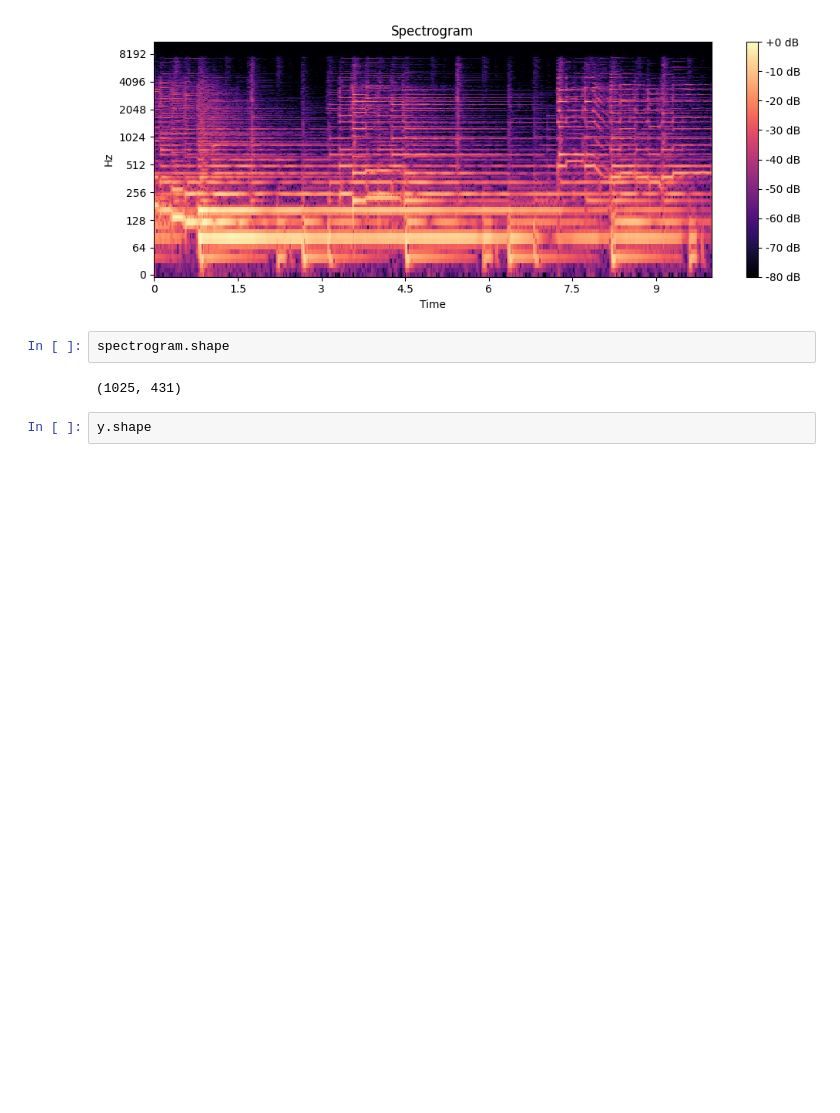
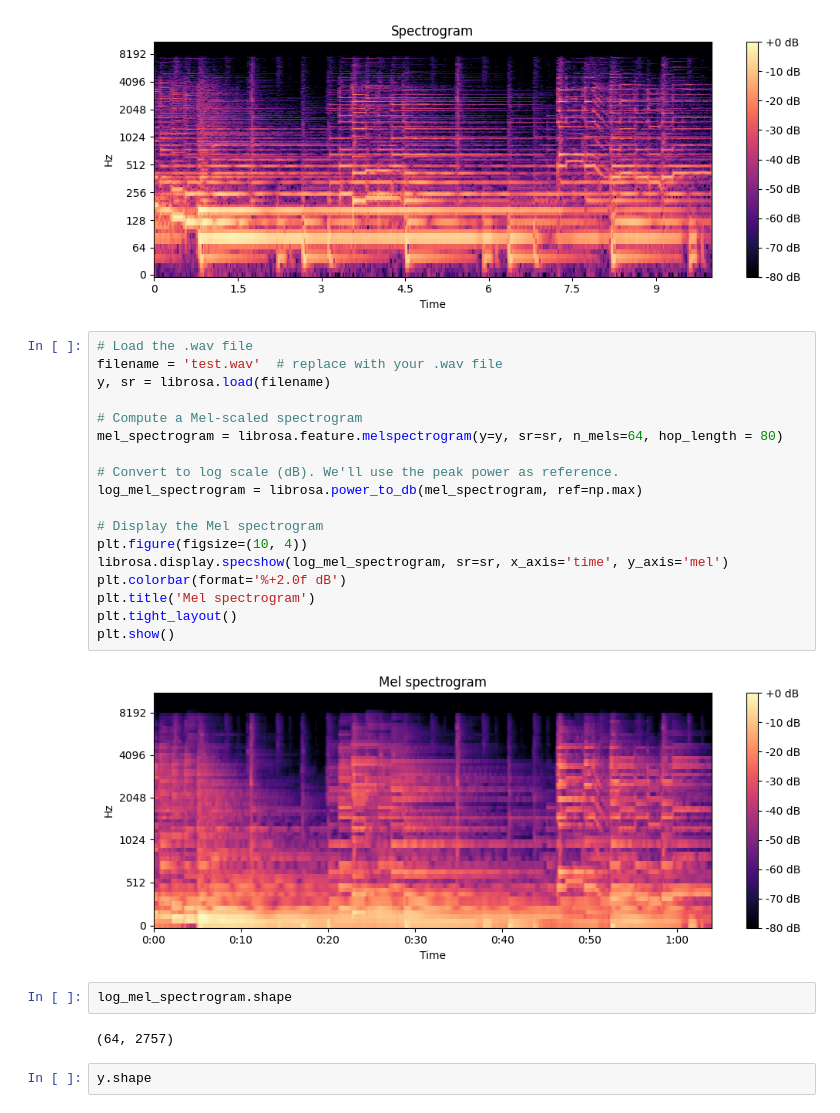
Before and after one commit to Tianchong-Jiang/Audio2Image, a Jupyter notebook: audio2image/test_logspec.ipynb, the cells around one changed output. Saved outputs shown, nothing was run; the diff lists cells and outputs as text; blank space fills up the shorter version.

Commit message:
spectrogram working

```diff
--- a/audio2image/test_logspec.ipynb
+++ b/audio2image/test_logspec.ipynb
@@ -20,10 +20,30 @@ plt.tight_layout()
 plt.show()
 # %% [output]
 [figure]
+# %%
+# Load the .wav file
+filename = 'test.wav'  # replace with your .wav file
+y, sr = librosa.load(filename)
+
+# Compute a Mel-scaled spectrogram
+mel_spectrogram = librosa.feature.melspectrogram(y=y, sr=sr, n_mels=64, hop_length = 80)
+
+# Convert to log scale (dB). We'll use the peak power as reference.
+log_mel_spectrogram = librosa.power_to_db(mel_spectrogram, ref=np.max)
+
+# Display the Mel spectrogram
+plt.figure(figsize=(10, 4))
+librosa.display.specshow(log_mel_spectrogram, sr=sr, x_axis='time', y_axis='mel')
+plt.colorbar(format='%+2.0f dB')
+plt.title('Mel spectrogram')
+plt.tight_layout()
+plt.show()
+# %% [output]
+[figure, added]
 # %%
-spectrogram.shape
+log_mel_spectrogram.shape
 # %% [output]
-(1025, 431)
+(64, 2757)
 # %%
 y.shape
 # %% [output]
```
Also changed, not shown: parts of 3 cells of this notebook.
